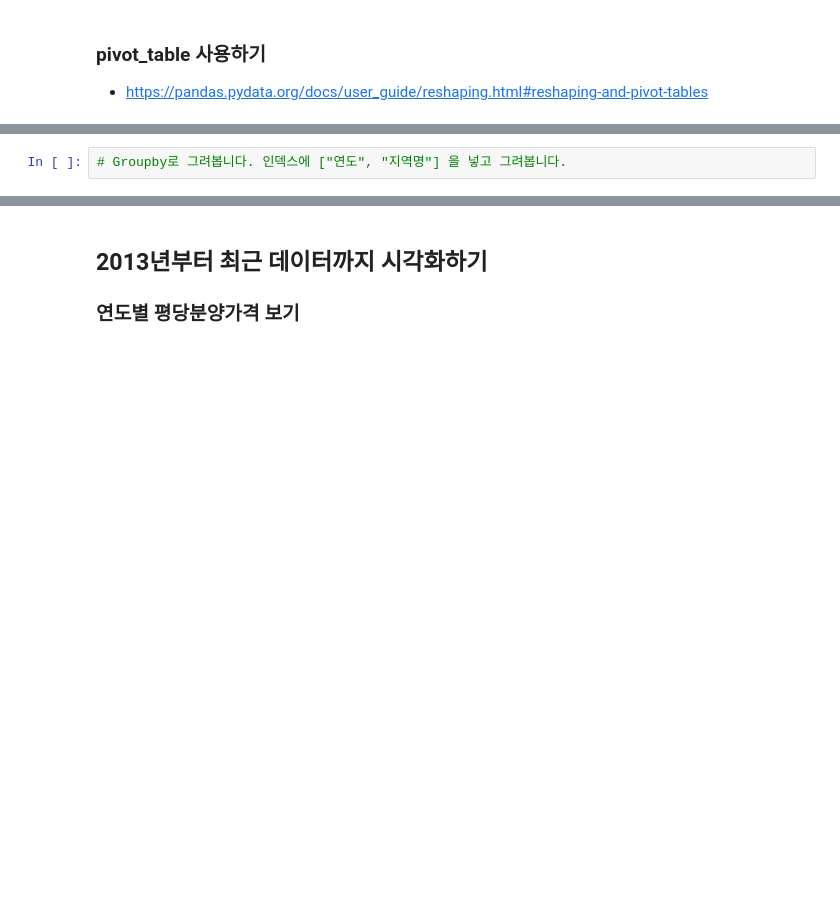
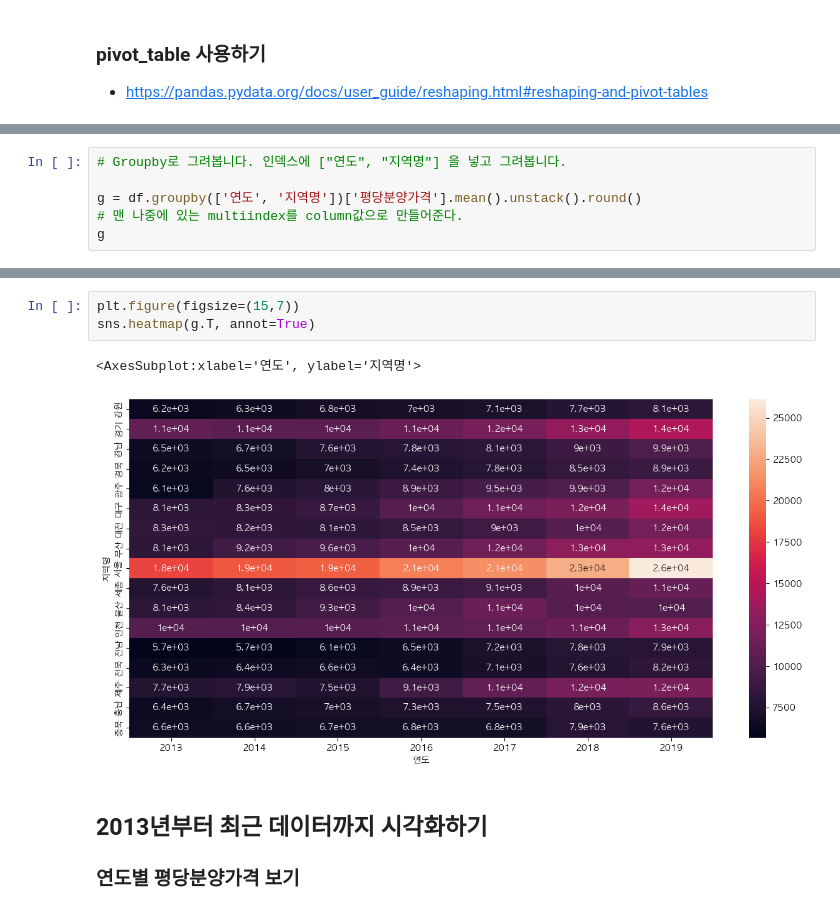
Before and after one commit to kngsujng/Data-Analysis_Study, a Jupyter notebook: open-data-analysis-basic-master/01-apt-price-input.ipynb, the cells around one changed output, grey strips where cells are left out. Cells and saved outputs as stored; diff of their text form; blank space fills up the shorter version.

```diff
--- a/open-data-analysis-basic-master/01-apt-price-input.ipynb
+++ b/open-data-analysis-basic-master/01-apt-price-input.ipynb
@@ -1240,2 +1303,6 @@ df.
 # %%
 # Groupby로 그려봅니다. 인덱스에 ["연도", "지역명"] 을 넣고 그려봅니다.
+
+g = df.groupby(['연도', '지역명'])['평당분양가격'].mean().unstack().round()
+# 맨 나중에 있는 multiindex를 column값으로 만들어준다.
+g
@@ -1242,3 +1319,9 @@ df.
+# %%
+plt.figure(figsize=(15,7))
+sns.heatmap(g.T, annot=True)
+# %% [output]
+<AxesSubplot:xlabel='연도', ylabel='지역명'>
+[figure, added]
 # %% [markdown]
 ## 2013년부터 최근 데이터까지 시각화하기
 ### 연도별 평당분양가격 보기
```
Also changed, not shown: parts of 7 cells of this notebook.
